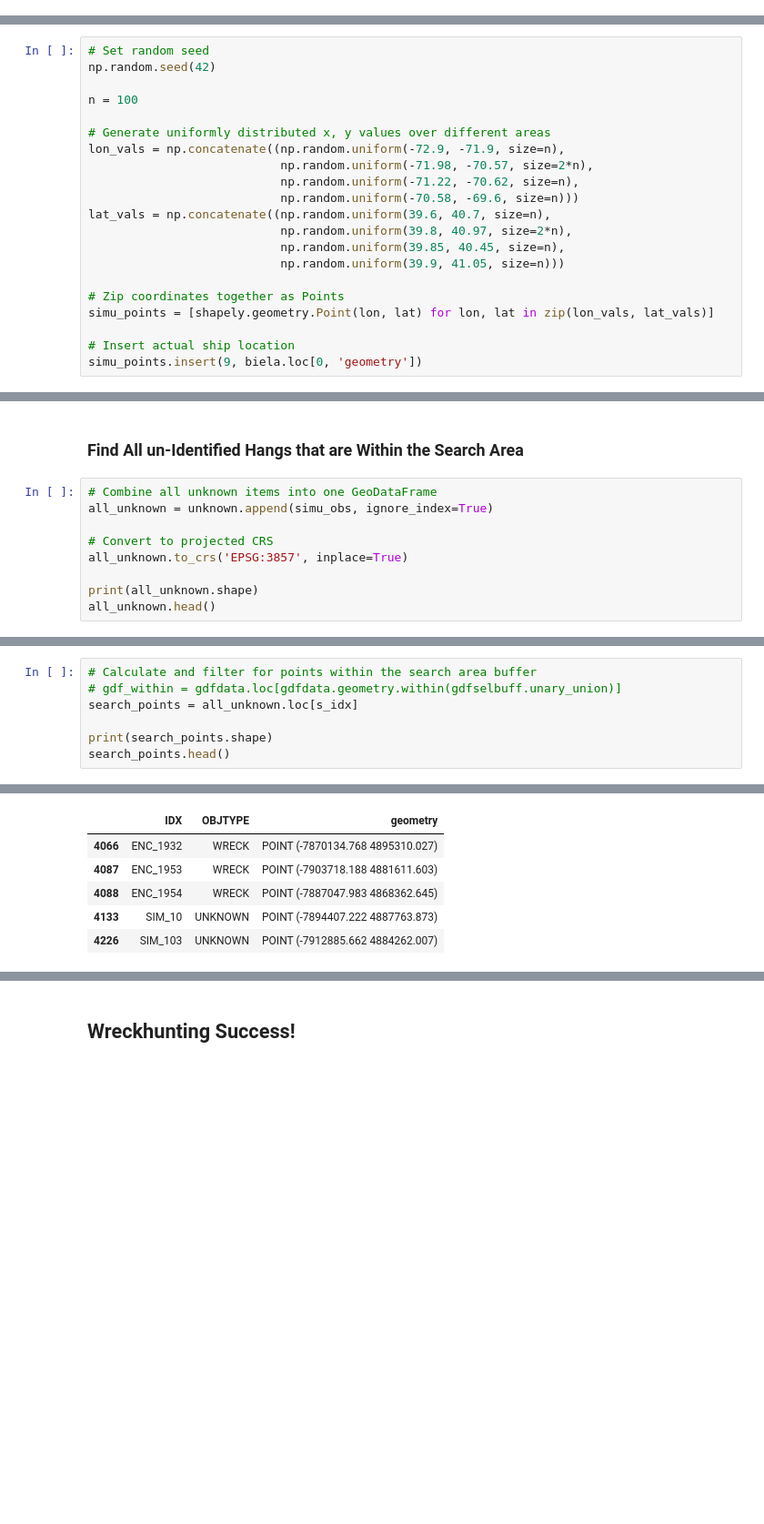
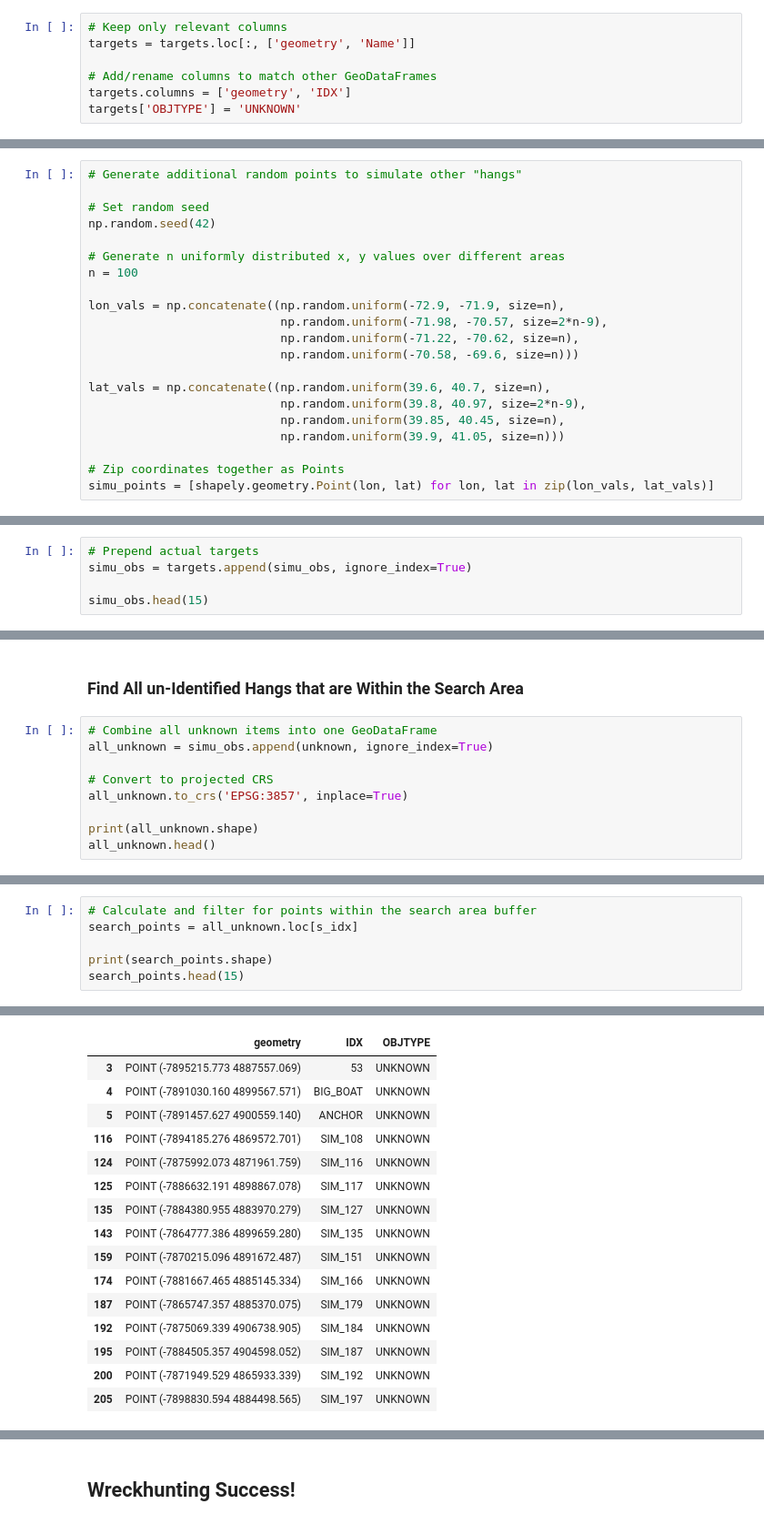
Before and after one commit to Data-Science-for-Conservation/Ocean_GIS_for_Python, a Jupyter notebook: GIS_Analysis.ipynb, the cells around one changed output, grey strips where cells are left out. Shown at 91% size. Cells and saved outputs as stored; diff of their text form; blank space fills up the shorter version.

Commit message:
feat: include ESS target data, update analysis and maps

```diff
--- a/GIS_Analysis.ipynb
+++ b/GIS_Analysis.ipynb
@@ -482,0 +481,7 @@ True
+# %%
+# Keep only relevant columns
+targets = targets.loc[:, ['geometry', 'Name']]
+
+# Add/rename columns to match other GeoDataFrames
+targets.columns = ['geometry', 'IDX']
+targets['OBJTYPE'] = 'UNKNOWN'
@@ -483,24 +501,24 @@ True
 # %%
+# Generate additional random points to simulate other "hangs"
+
 # Set random seed
 np.random.seed(42)
 
+# Generate n uniformly distributed x, y values over different areas
 n = 100
 
-# Generate uniformly distributed x, y values over different areas
 lon_vals = np.concatenate((np.random.uniform(-72.9, -71.9, size=n),
-                           np.random.uniform(-71.98, -70.57, size=2*n),
+                           np.random.uniform(-71.98, -70.57, size=2*n-9),
                            np.random.uniform(-71.22, -70.62, size=n),
                            np.random.uniform(-70.58, -69.6, size=n)))
+
 lat_vals = np.concatenate((np.random.uniform(39.6, 40.7, size=n),
-                           np.random.uniform(39.8, 40.97, size=2*n),
+                           np.random.uniform(39.8, 40.97, size=2*n-9),
                            np.random.uniform(39.85, 40.45, size=n),
                            np.random.uniform(39.9, 41.05, size=n)))
 
 # Zip coordinates together as Points
 simu_points = [shapely.geometry.Point(lon, lat) for lon, lat in zip(lon_vals, lat_vals)]
-
-# Insert actual ship location
-simu_points.insert(9, biela.loc[0, 'geometry'])
 # %%
 # Create GeoDataFrame of simulated points
 simu_obs = gpd.GeoDataFrame(simu_points, columns=['geometry'], crs='EPSG:4326')
@@ -521,0 +540,5 @@ simu_obs.head()
+# %%
+# Prepend actual targets
+simu_obs = targets.append(simu_obs, ignore_index=True)
+
+simu_obs.head(15)
@@ -767,7 +811,7 @@ display_map(m_2, 'm_2.html')
 ### Find All un-Identified Hangs that are Within the Search Area
 # %%
 # Combine all unknown items into one GeoDataFrame
-all_unknown = unknown.append(simu_obs, ignore_index=True)
+all_unknown = simu_obs.append(unknown, ignore_index=True)
 
 # Convert to projected CRS
 all_unknown.to_crs('EPSG:3857', inplace=True)
@@ -790,8 +834,7 @@ sum(s_idx)
 # %%
 # Calculate and filter for points within the search area buffer
-# gdf_within = gdfdata.loc[gdfdata.geometry.within(gdfselbuff.unary_union)]
 search_points = all_unknown.loc[s_idx]
 
 print(search_points.shape)
-search_points.head()
+search_points.head(15)
 # %% [output]
@@ -799,6 +842,16 @@ search_points.head()
-|  | IDX | OBJTYPE | geometry |
-| 4066 | ENC_1932 | WRECK | POINT (-7870134.768 4895310.027) |
-| 4087 | ENC_1953 | WRECK | POINT (-7903718.188 4881611.603) |
-| 4088 | ENC_1954 | WRECK | POINT (-7887047.983 4868362.645) |
-| 4133 | SIM_10 | UNKNOWN | POINT (-7894407.222 4887763.873) |
-| 4226 | SIM_103 | UNKNOWN | POINT (-7912885.662 4884262.007) |
+|  | geometry | IDX | OBJTYPE |
+| 3 | POINT (-7895215.773 4887557.069) | 53 | UNKNOWN |
+| 4 | POINT (-7891030.160 4899567.571) | BIG_BOAT | UNKNOWN |
+| 5 | POINT (-7891457.627 4900559.140) | ANCHOR | UNKNOWN |
+| 116 | POINT (-7894185.276 4869572.701) | SIM_108 | UNKNOWN |
+| 124 | POINT (-7875992.073 4871961.759) | SIM_116 | UNKNOWN |
+| 125 | POINT (-7886632.191 4898867.078) | SIM_117 | UNKNOWN |
+| 135 | POINT (-7884380.955 4883970.279) | SIM_127 | UNKNOWN |
+| 143 | POINT (-7864777.386 4899659.280) | SIM_135 | UNKNOWN |
+| 159 | POINT (-7870215.096 4891672.487) | SIM_151 | UNKNOWN |
+| 174 | POINT (-7881667.465 4885145.334) | SIM_166 | UNKNOWN |
+| 187 | POINT (-7865747.357 4885370.075) | SIM_179 | UNKNOWN |
+| 192 | POINT (-7875069.339 4906738.905) | SIM_184 | UNKNOWN |
+| 195 | POINT (-7884505.357 4904598.052) | SIM_187 | UNKNOWN |
+| 200 | POINT (-7871949.529 4865933.339) | SIM_192 | UNKNOWN |
+| 205 | POINT (-7898830.594 4884498.565) | SIM_197 | UNKNOWN |
```
Also changed, not shown: parts of 21 cells of this notebook, 9 other files.
